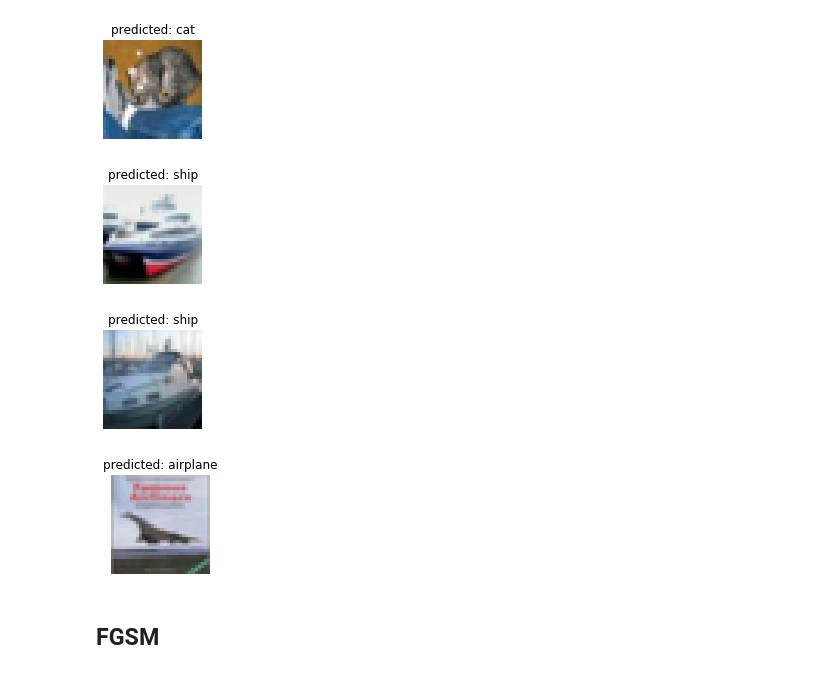
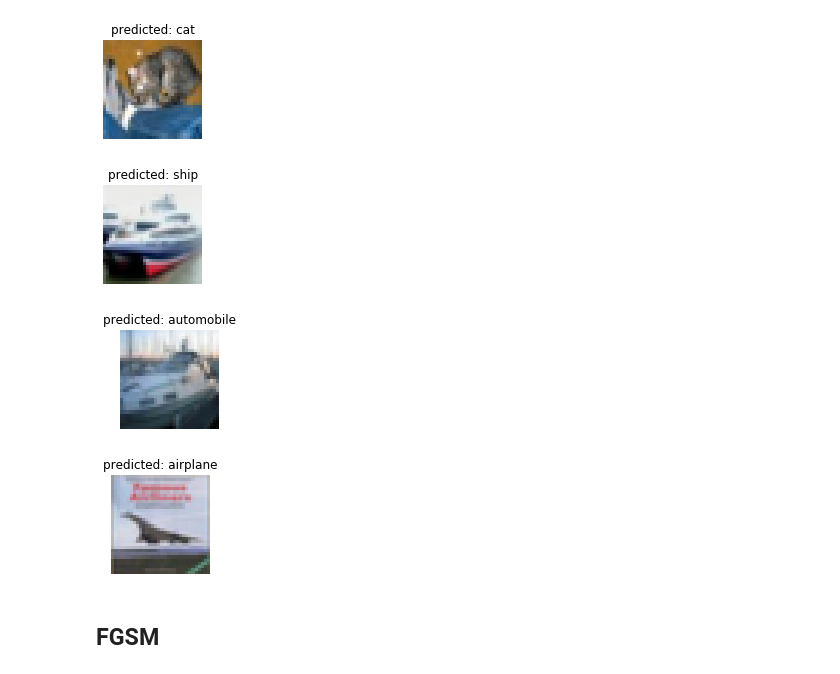
Before and after one commit to apra/adversarial_augmentation, a Jupyter notebook: main.ipynb, the cells around one changed output. Drawn from its saved outputs; the diff is of its cells as text; code cells hidden in the pictures.

Commit message:
added resnet34 and 50

```diff
--- a/main.ipynb
+++ b/main.ipynb
@@ -73,17 +73,17 @@ for i, _ in enumerate(aug_seqs_names):
 # %%
-#load the pretrained resnet 18
-model = resnet.resnet18(pretrained=True).to(device)
+#load the pretrained resnet 18/34 or 50
+model = resnet.resnet50(pretrained=True).to(device)
 #train if necessary
 #model_ft = train_model.train(model, trainloader, testloader,num_epochs=2, batch_size=batch_size)
 
-path="cifar10_models/state_dicts/resnet18.pt"
+path="cifar10_models/state_dicts/resnet50.pt"
 model.load_state_dict(torch.load(path,map_location=torch.device('cpu')))
 model.eval()
 visualize.visualize_model(model, testloader, classes, num_images=4)
 # %% [output]
 [figure]
 [figure]
-[figure, old version]
+[figure, new version]
 [figure]
 # %% [markdown]
 ## FGSM
```
Also changed, not shown: parts of 2 cells of this notebook, 2 other files.
